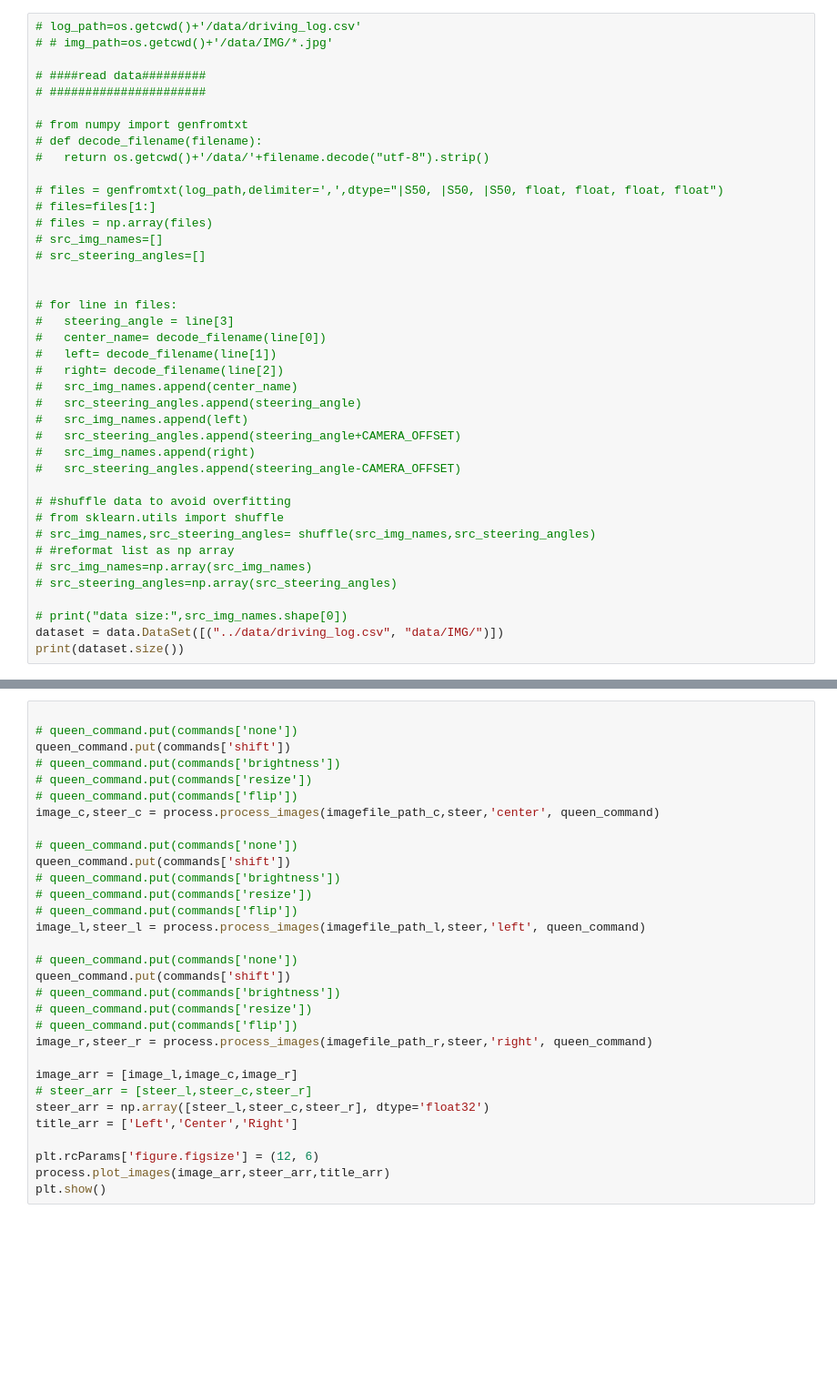
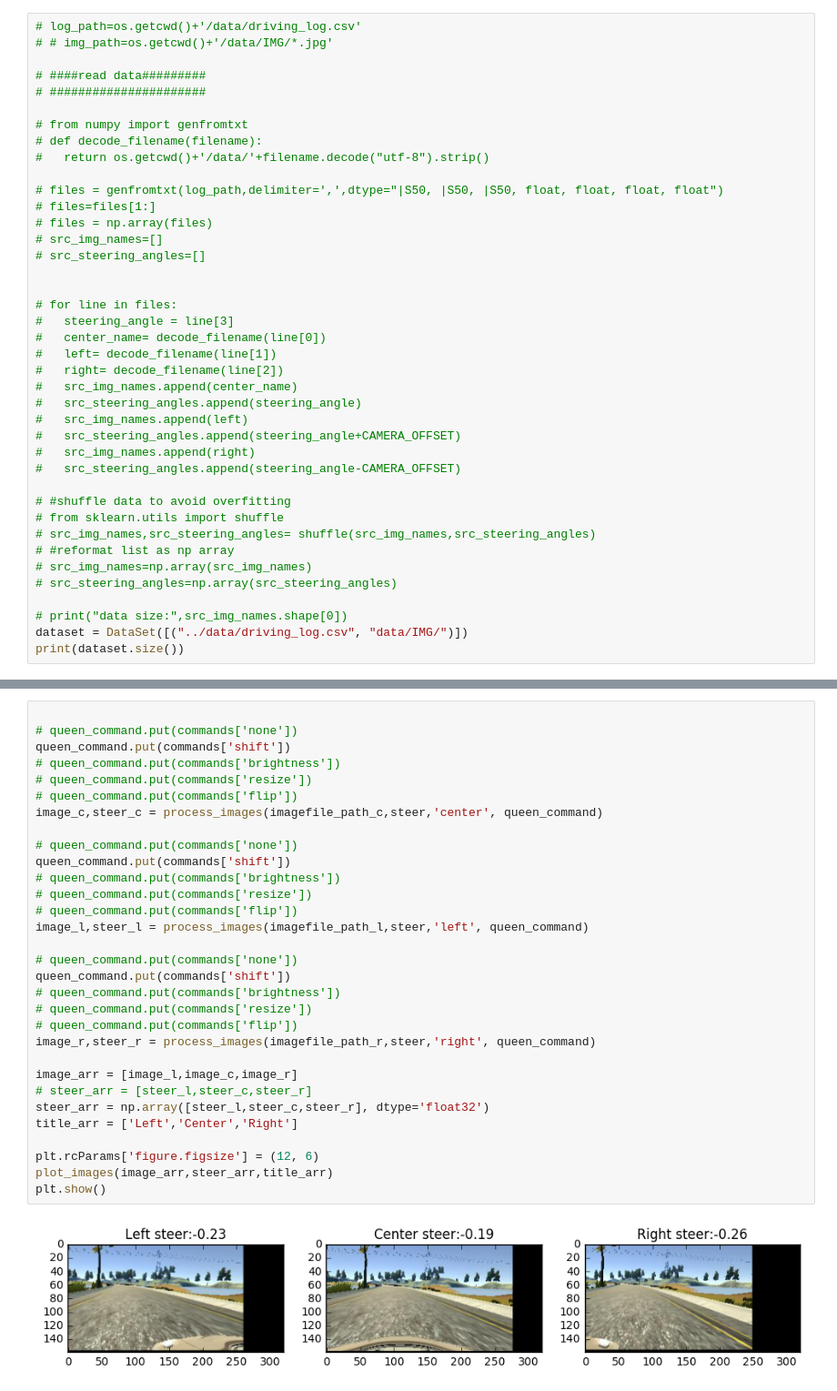
Before and after one commit to ShuruiZhang/CarND-Behavioral-Cloning-P3, a Jupyter notebook: Data.ipynb, the cells around one changed output, grey strips where cells are left out. Shown: that part at 91% size. Drawn from its saved outputs; the diff is of its cells as text; blank space fills up the shorter version.

```diff
--- a/Data.ipynb
+++ b/Data.ipynb
@@ -47,5 +170,5 @@ import queue
 # src_steering_angles=np.array(src_steering_angles)
 
 # print("data size:",src_img_names.shape[0])
-dataset = data.DataSet([("../data/driving_log.csv", "data/IMG/")])
+dataset = DataSet([("../data/driving_log.csv", "data/IMG/")])
 print(dataset.size())
@@ -183,31 +321,33 @@ def process_images(image_path,steer,lane_id, command_q):
 # %%
 
 # queen_command.put(commands['none'])
 queen_command.put(commands['shift'])
 # queen_command.put(commands['brightness'])
 # queen_command.put(commands['resize'])
 # queen_command.put(commands['flip'])
-image_c,steer_c = process.process_images(imagefile_path_c,steer,'center', queen_command)
+image_c,steer_c = process_images(imagefile_path_c,steer,'center', queen_command)
 
 # queen_command.put(commands['none'])
 queen_command.put(commands['shift'])
 # queen_command.put(commands['brightness'])
 # queen_command.put(commands['resize'])
 # queen_command.put(commands['flip'])
-image_l,steer_l = process.process_images(imagefile_path_l,steer,'left', queen_command)
+image_l,steer_l = process_images(imagefile_path_l,steer,'left', queen_command)
 
 # queen_command.put(commands['none'])
 queen_command.put(commands['shift'])
 # queen_command.put(commands['brightness'])
 # queen_command.put(commands['resize'])
 # queen_command.put(commands['flip'])
-image_r,steer_r = process.process_images(imagefile_path_r,steer,'right', queen_command)
+image_r,steer_r = process_images(imagefile_path_r,steer,'right', queen_command)
 
 image_arr = [image_l,image_c,image_r]
 # steer_arr = [steer_l,steer_c,steer_r]
 steer_arr = np.array([steer_l,steer_c,steer_r], dtype='float32')
 title_arr = ['Left','Center','Right']
 
 plt.rcParams['figure.figsize'] = (12, 6)
-process.plot_images(image_arr,steer_arr,title_arr)
+plot_images(image_arr,steer_arr,title_arr)
 plt.show()
+# %% [output]
+[figure, added]
```
Also changed, not shown: parts of 11 cells of this notebook.
